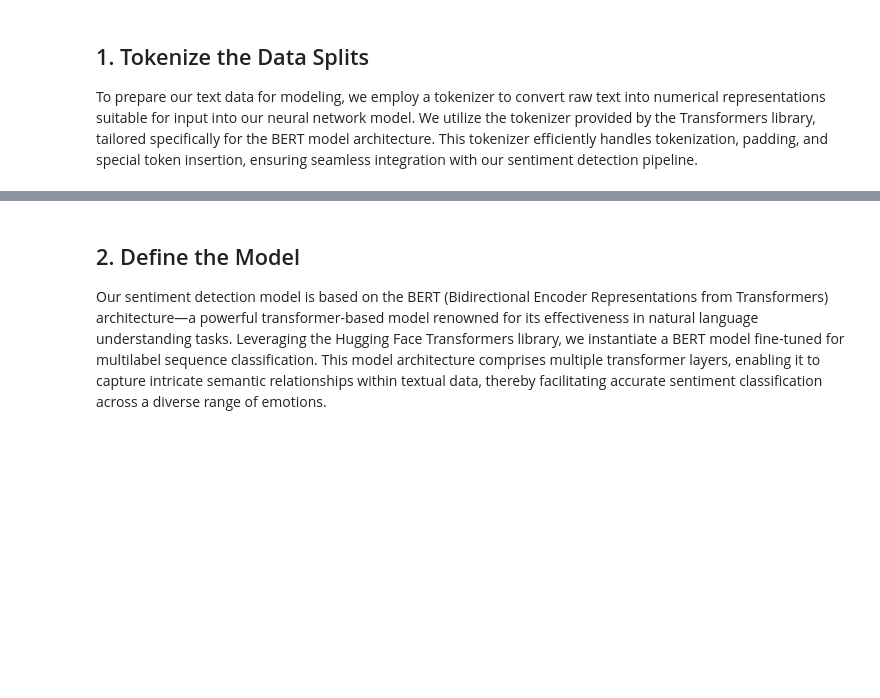
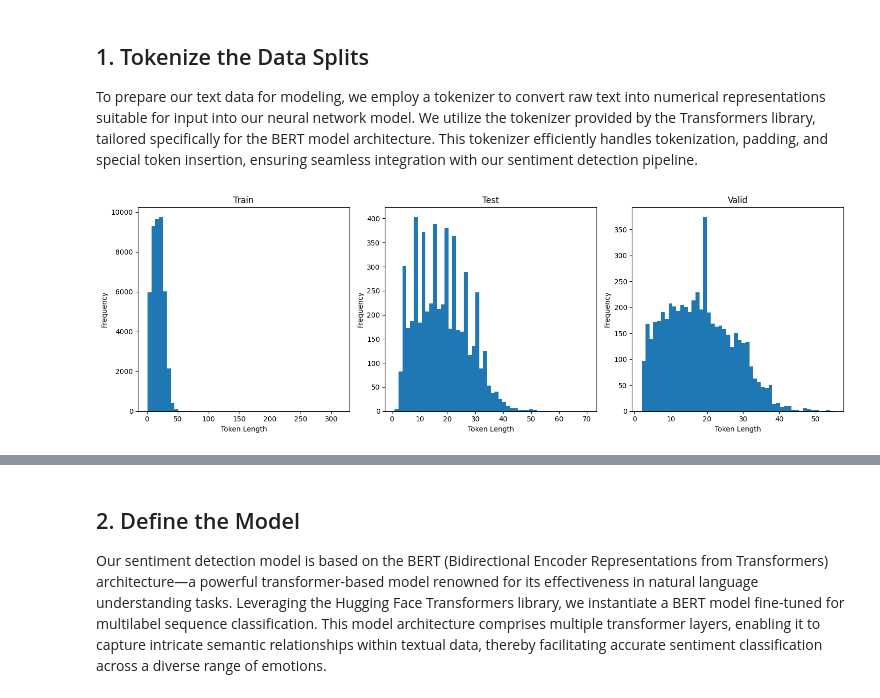
Before and after one commit to andrewBurrr/CPSC571Group, a Jupyter notebook: backend/training/GoEmotionsTesting.ipynb, the cells around one changed output, grey strips where cells are left out. Cells and saved outputs as stored; diff of their text form; code cells hidden in the pictures; blank space fills up the shorter version.

```diff
--- a/backend/training/GoEmotionsTesting.ipynb
+++ b/backend/training/GoEmotionsTesting.ipynb
@@ -357,3 +396,42 @@ tokenizer = AutoTokenizer.from_pretrained(CHECKPOINTS[2])
 train_dataset = GoEmotionDataset(train['text'].tolist(), train_labels.values, tokenizer, SAMPLE_LENGTH)
 test_dataset = GoEmotionDataset(test['text'].tolist(), test_labels.values, tokenizer, SAMPLE_LENGTH)
 valid_dataset = GoEmotionDataset(valid['text'].tolist(), valid_labels.values, tokenizer, SAMPLE_LENGTH)
+# %%
+def get_token_lengths(texts):
+    token_lengths = []
+    for text in texts:
+        tokens = tokenizer.tokenize(text)
+        token_lengths.append(len(tokens))
+
+    return token_lengths
+
+train_token_lengths = get_token_lengths(train['text'].tolist())
+test_token_lengths = get_token_lengths(test['text'].tolist())
+valid_token_lengths = get_token_lengths(valid['text'].tolist())
+# %%
+import matplotlib.pyplot as plt
+
+plt.figure(figsize=(15, 5))
+
+plt.subplot(1, 3, 1)
+plt.hist(train_token_lengths, bins=50)
+plt.title('Train')
+plt.xlabel('Token Length')
+plt.ylabel('Frequency')
+
+plt.subplot(1, 3, 2)
+plt.hist(test_token_lengths, bins=50)
+plt.title('Test')
+plt.xlabel('Token Length')
+plt.ylabel('Frequency')
+
+plt.subplot(1, 3, 3)
+plt.hist(valid_token_lengths, bins=50)
+plt.title('Valid')
+plt.xlabel('Token Length')
+plt.ylabel('Frequency')
+
+plt.tight_layout()
+plt.show()
+# %% [output]
+[figure, added]
```
Also changed, not shown: parts of 15 cells of this notebook, 6 other files.
